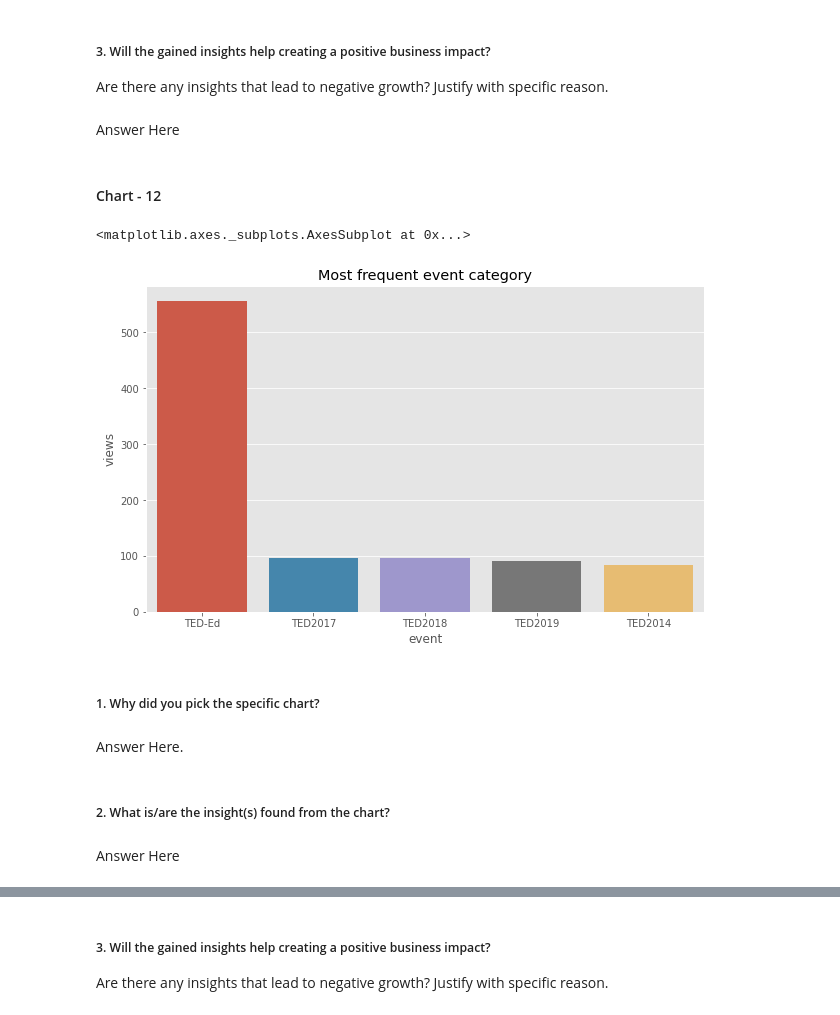
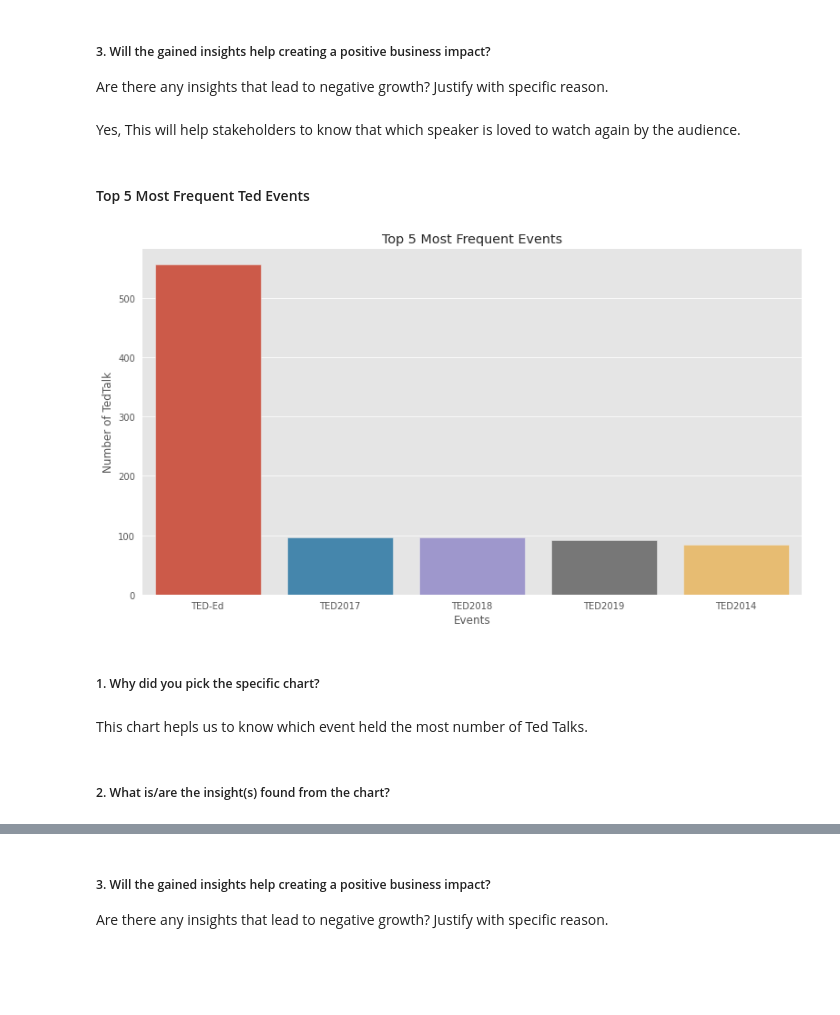
Before and after one commit to aaravpanchal/Ted-Talk-Views-Prediction-, a Jupyter notebook: Ted_Talk_Views_Prediction.ipynb, the cells around one changed output, grey strips where cells are left out. Cells and saved outputs as stored; diff of their text form; code cells hidden in the pictures; blank space fills up the shorter version.

```diff
--- a/Ted_Talk_Views_Prediction.ipynb
+++ b/Ted_Talk_Views_Prediction.ipynb
@@ -316,0 +295,9 @@ sns.barplot(x='speaker_1',y='views',data=pop_df)
+# %%
+#Ploting Distplot
+plt.style.use('ggplot')
+plt.figure(figsize=(13,7))
+sns.distplot(dataset['views'], kde = False, color ='red', bins = 30)
+plt.title("Distribution of Views")
+plt.ylabel("Count")
+plt.xlabel("Views")
+plt.show()
@@ -385,29 +370,26 @@ Answer Here
 # %% [markdown]
 ##### 3. Will the gained insights help creating a positive business impact?
 Are there any insights that lead to negative growth? Justify with specific reason.
-# %% [markdown]
-Answer Here
-# %% [markdown]
-#### Chart - 12
+# %% [markdown]
+Yes, This will help stakeholders to know that which speaker is loved to watch again by the audience.
+# %% [markdown]
+#### Top 5 Most Frequent Ted Events
 # %%
 # Let's find the most frequent event categories
-
 freq_event_df=dataset[['event','views']].groupby('event').agg({'views' : 'count'}).nlargest(5,['views'])
 freq_event_df.reset_index(inplace=True)
-
 # Barplot to show the most frequent event category
-
-plt.figure(figsize=(10,6))
-plt.title('Most frequent event category')
+plt.figure(figsize=(13,7))
 sns.barplot(x='event',y='views',data=freq_event_df)
+plt.title("Top 5 Most Frequent Events")
+plt.ylabel("Number of TedTalk")
+plt.xlabel("Events")
+plt.show()
 # %% [output]
-<matplotlib.axes._subplots.AxesSubplot at 0x...>
-[figure, old version]
+[figure, new version]
 # %% [markdown]
 ##### 1. Why did you pick the specific chart?
-# %% [markdown]
-Answer Here.
+# %% [markdown]
+This chart hepls us to know which event held the most number of Ted Talks.
 # %% [markdown]
 ##### 2. What is/are the insight(s) found from the chart?
-# %% [markdown]
-Answer Here
```
Also changed, not shown: parts of 225 cells of this notebook.
